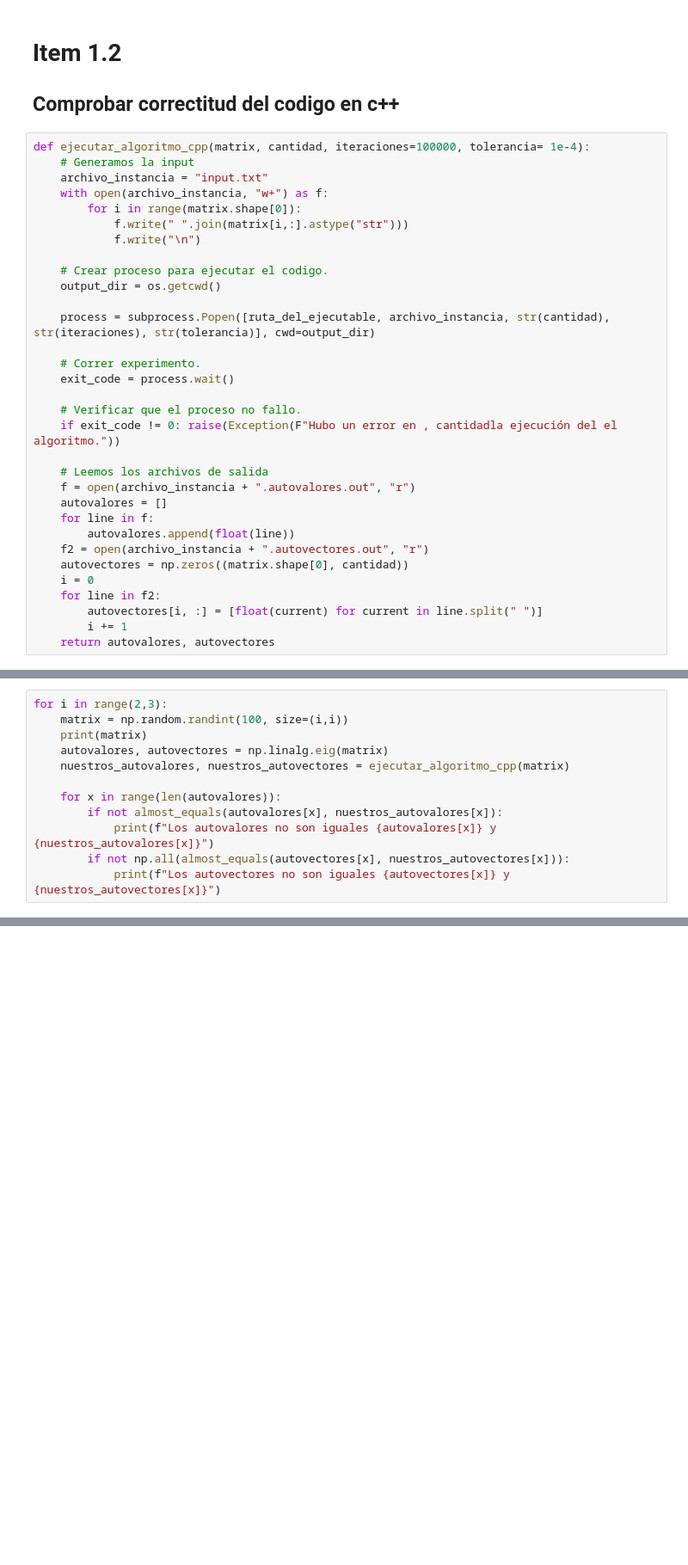
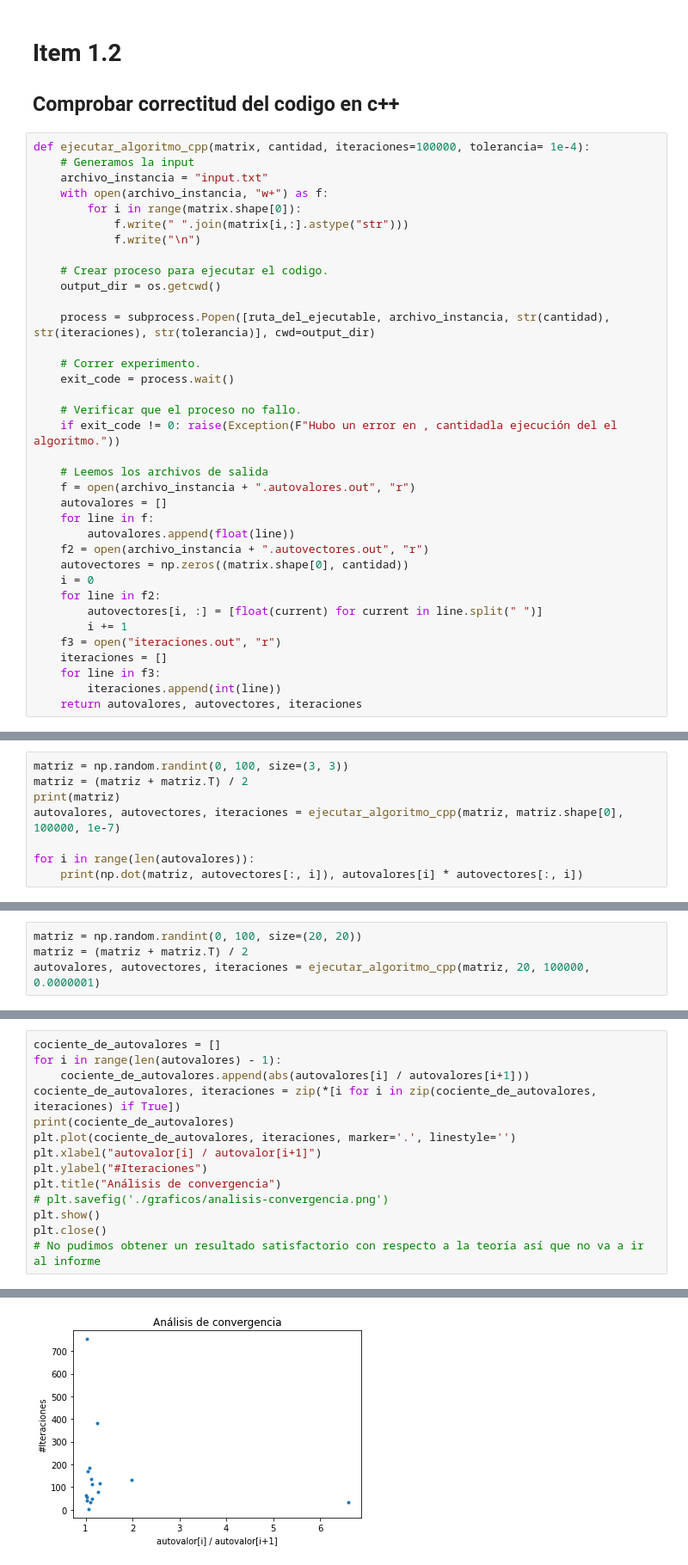
Before and after one commit to elgrandt/metodos-2022, a Jupyter notebook: TP2/python/seccion1.ipynb, the cells around one changed output, grey strips where cells are left out. Shown: that part at 86% size. Drawn from its saved outputs; the diff is of its cells as text; blank space fills up the shorter version.

```diff
--- a/TP2/python/seccion1.ipynb
+++ b/TP2/python/seccion1.ipynb
@@ -48,4 +48,8 @@ def ejecutar_algoritmo_cpp(matrix, cantidad, iteraciones=100000, tolerancia= 1e-
     for line in f2:
         autovectores[i, :] = [float(current) for current in line.split(" ")]
         i += 1
-    return autovalores, autovectores
+    f3 = open("iteraciones.out", "r")
+    iteraciones = []
+    for line in f3:
+        iteraciones.append(int(line))
+    return autovalores, autovectores, iteraciones
@@ -52,13 +58,9 @@ def ejecutar_algoritmo_cpp(matrix, cantidad, iteraciones=100000, tolerancia= 1e-
 # %%
-for i in range(2,3):
-    matrix = np.random.randint(100, size=(i,i))
-    print(matrix)
-    autovalores, autovectores = np.linalg.eig(matrix)
-    nuestros_autovalores, nuestros_autovectores = ejecutar_algoritmo_cpp(matrix)
+matriz = np.random.randint(0, 100, size=(3, 3))
+matriz = (matriz + matriz.T) / 2
+print(matriz)
+autovalores, autovectores, iteraciones = ejecutar_algoritmo_cpp(matriz, matriz.shape[0], 100000, 1e-7)
 
-    for x in range(len(autovalores)):
-        if not almost_equals(autovalores[x], nuestros_autovalores[x]):
-            print(f"Los autovalores no son iguales {autovalores[x]} y {nuestros_autovalores[x]}")
-        if not np.all(almost_equals(autovectores[x], nuestros_autovectores[x])):
-            print(f"Los autovectores no son iguales {autovectores[x]} y {nuestros_autovectores[x]}")
+for i in range(len(autovalores)):
+    print(np.dot(matriz, autovectores[:, i]), autovalores[i] * autovectores[:, i])
 # %% [output]
@@ -71 +75,4 @@ Los autovectores no son iguales [ 0.83660176 -0.94150675] y [0.941154 0.941938]
 # %%
+matriz = np.random.randint(0, 100, size=(20, 20))
+matriz = (matriz + matriz.T) / 2
+autovalores, autovectores, iteraciones = ejecutar_algoritmo_cpp(matriz, 20, 100000, 0.0000001)
@@ -73,0 +79,15 @@ Los autovectores no son iguales [ 0.83660176 -0.94150675] y [0.941154 0.941938]
+# %%
+cociente_de_autovalores = []
+for i in range(len(autovalores) - 1):
+    cociente_de_autovalores.append(abs(autovalores[i] / autovalores[i+1]))
+cociente_de_autovalores, iteraciones = zip(*[i for i in zip(cociente_de_autovalores, iteraciones) if True])
+print(cociente_de_autovalores)
+plt.plot(cociente_de_autovalores, iteraciones, marker='.', linestyle='')
+plt.xlabel("autovalor[i] / autovalor[i+1]")
+plt.ylabel("#Iteraciones")
+plt.title("Análisis de convergencia")
+# plt.savefig('./graficos/analisis-convergencia.png')
+plt.show()
+plt.close()
+# No pudimos obtener un resultado satisfactorio con respecto a la teoría así que no va a ir al informe
+# %% [output]
@@ -73,0 +95 @@ Los autovectores no son iguales [ 0.83660176 -0.94150675] y [0.941154 0.941938]
+[figure, added]
```
Also changed, not shown: parts of 5 cells of this notebook, 17 other files.
